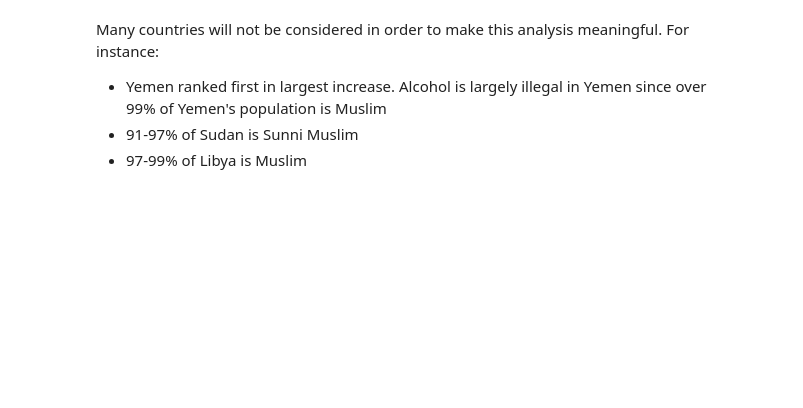
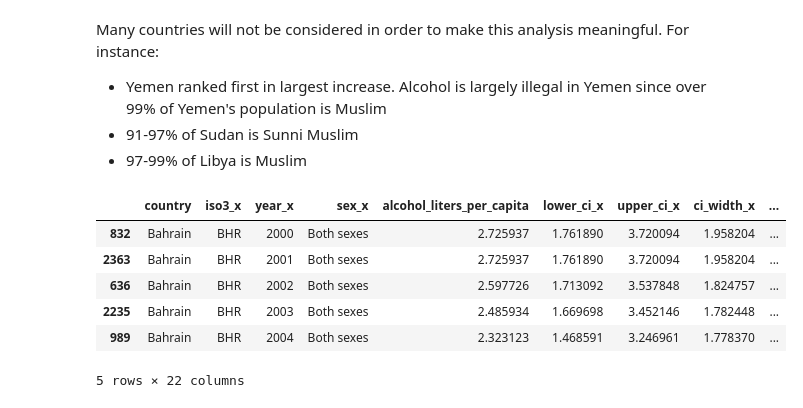
Before and after one commit to Huang-Hao-Gao/global-alcohol-consumption-analysis, a Jupyter notebook: analysis.ipynb, the cells around one changed output. Drawn from its saved outputs; the diff is of its cells as text; code cells hidden in the pictures; blank space fills up the shorter version.

```diff
--- a/analysis.ipynb
+++ b/analysis.ipynb
@@ -224,3 +214,21 @@ For instance:
 * Yemen ranked first in largest increase. Alcohol is largely illegal in Yemen since over 99% of Yemen's population is Muslim
 * 91-97% of Sudan is Sunni Muslim
 * 97-99% of Libya is Muslim
+# %%
+#Plotting
+#filter mdf_2000 to only contain the countries within biggest_increses and biggest_decreases
+
+inc_x = mdf_2000[mdf_2000["country"].isin(biggest_increases["country"])]
+inc_x.sort_values(by=["country", "year_x"], inplace=True)
+
+dec_x = mdf_2000[mdf_2000["country"].isin(biggest_decreases["country"])]
+dec_x.sort_values(by=["country", "year_x"], inplace=True)
+dec_x.head(5)
+# %% [output]
+|  | country | iso3_x | year_x | sex_x | alcohol_liters_per_capita | lower_ci_x | upper_ci_x | ci_width_x | ... |
+| 832 | Bahrain | BHR | 2000 | Both sexes | 2.725937 | 1.761890 | 3.720094 | 1.958204 | ... |
+| 2363 | Bahrain | BHR | 2001 | Both sexes | 2.725937 | 1.761890 | 3.720094 | 1.958204 | ... |
+| 636 | Bahrain | BHR | 2002 | Both sexes | 2.597726 | 1.713092 | 3.537848 | 1.824757 | ... |
+| 2235 | Bahrain | BHR | 2003 | Both sexes | 2.485934 | 1.669698 | 3.452146 | 1.782448 | ... |
+| 989 | Bahrain | BHR | 2004 | Both sexes | 2.323123 | 1.468591 | 3.246961 | 1.778370 | ... |
+5 rows × 22 columns
```
Also changed, not shown: parts of 5 cells of this notebook.
